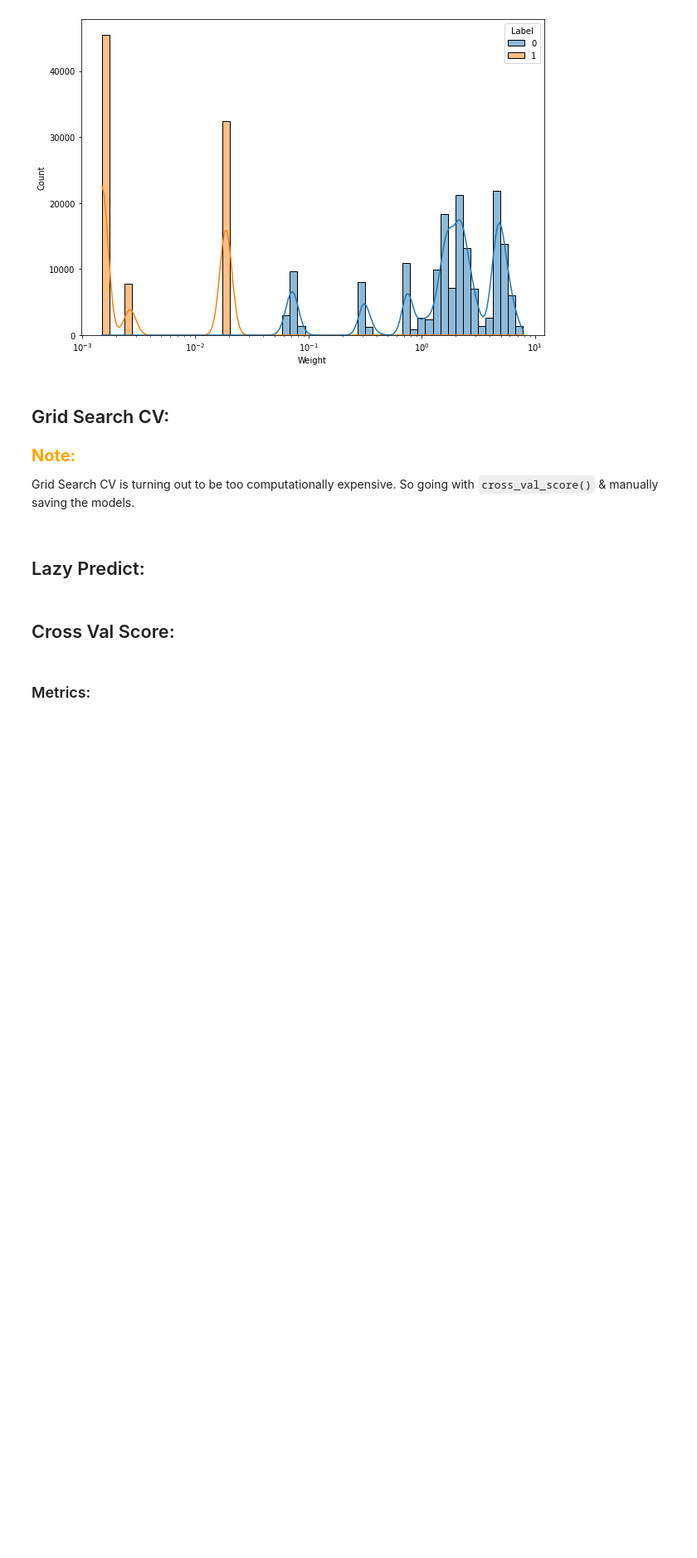
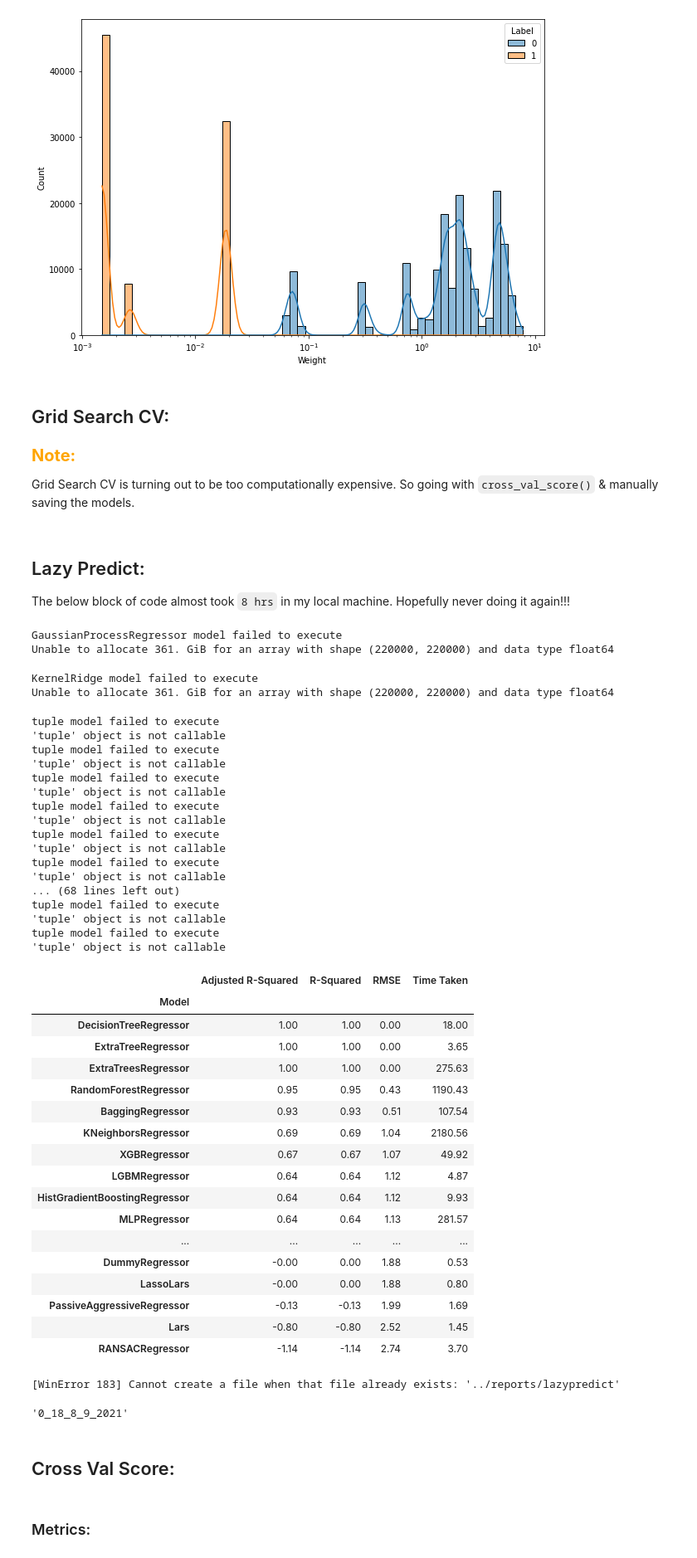
Before and after one commit to Deepankar-98/higgs_boson_kaggle, a Jupyter notebook: notebooks/03-Training_model_to_predict_Weight.ipynb, the cells around one changed output. Shown at 83% size. Cells and saved outputs as stored; diff of their text form; code cells hidden in the pictures; blank space fills up the shorter version.

Commit message:
Add executed & saved LazyPredict results and update .gitignore to exclude LazyPredict reg model

```diff
--- a/notebooks/03-Training_model_to_predict_Weight.ipynb
+++ b/notebooks/03-Training_model_to_predict_Weight.ipynb
@@ -73,14 +73,71 @@ sns.histplot(data=df1, x='Weight', hue='Label', log_scale=True, kde=True)
 <b style="color: orange; font-size: 20px;"> Note:</b><br /> <p>Grid Search CV is turning out to be too computationally expensive. So going with `cross_val_score()` & manually saving the models.</p>
 # %% [markdown]
 ## Lazy Predict:
+
+The below block of code almost took `8 hrs` in my local machine. Hopefully never doing it again!!!
 # %%
-# Import libraries
-from lazypredict.Supervised import LazyRegressor
+# # Import libraries
+# from lazypredict.Supervised import LazyRegressor
 
-# Defines and builds the lazyclassifier
-reg = LazyRegressor(verbose=0, ignore_warnings=False, custom_metric=None)
-models_train, predictions_train = reg.fit(X_train, X_train, y_train, y_train)
-models_test, predictions_test = reg.fit(X_train, X_test, y_train, y_test)
+# # Defines and builds the lazyclassifier
+# reg = LazyRegressor(verbose=0, ignore_warnings=False, custom_metric=None)
+# models_train, predictions_train = reg.fit(X_train, X_train, y_train, y_train)
+# models_test, predictions_test = reg.fit(X_train, X_test, y_train, y_test)
 
-# Prints the model performance
-models_train
+# # Prints the model performance
+# models_train
+# %% [output]
+GaussianProcessRegressor model failed to execute
+Unable to allocate 361. GiB for an array with shape (220000, 220000) and data type float64
+KernelRidge model failed to execute
+Unable to allocate 361. GiB for an array with shape (220000, 220000) and data type float64
+tuple model failed to execute
+'tuple' object is not callable
+tuple model failed to execute
+'tuple' object is not callable
+tuple model failed to execute
+'tuple' object is not callable
+tuple model failed to execute
+'tuple' object is not callable
+tuple model failed to execute
+'tuple' object is not callable
+tuple model failed to execute
+'tuple' object is not callable
+... (68 lines left out)
+tuple model failed to execute
+'tuple' object is not callable
+tuple model failed to execute
+'tuple' object is not callable
+|  | Adjusted R-Squared | R-Squared | RMSE | Time Taken |
+| Model |  |  |  |  |
+| DecisionTreeRegressor | 1.00 | 1.00 | 0.00 | 18.00 |
+| ExtraTreeRegressor | 1.00 | 1.00 | 0.00 | 3.65 |
+| ExtraTreesRegressor | 1.00 | 1.00 | 0.00 | 275.63 |
+| RandomForestRegressor | 0.95 | 0.95 | 0.43 | 1190.43 |
+| BaggingRegressor | 0.93 | 0.93 | 0.51 | 107.54 |
+| KNeighborsRegressor | 0.69 | 0.69 | 1.04 | 2180.56 |
+| XGBRegressor | 0.67 | 0.67 | 1.07 | 49.92 |
+| LGBMRegressor | 0.64 | 0.64 | 1.12 | 4.87 |
+| HistGradientBoostingRegressor | 0.64 | 0.64 | 1.12 | 9.93 |
+| MLPRegressor | 0.64 | 0.64 | 1.13 | 281.57 |
+| ... | ... | ... | ... | ... |
+| DummyRegressor | -0.00 | 0.00 | 1.88 | 0.53 |
+| LassoLars | -0.00 | 0.00 | 1.88 | 0.80 |
+| PassiveAggressiveRegressor | -0.13 | -0.13 | 1.99 | 1.69 |
+| Lars | -0.80 | -0.80 | 2.52 | 1.45 |
+| RANSACRegressor | -1.14 | -1.14 | 2.74 | 3.70 |
+# %%
+try:
+    os.mkdir(r'../reports/lazypredict')
+    os.mkdir(r'../reports/lazypredict/regg')
+except FileExistsError as fee:
+    print(fee)
+# %% [output]
+[WinError 183] Cannot create a file when that file already exists: '../reports/lazypredict'
+# %%
+sub = str(time.localtime().tm_hour) + '_' + str(time.localtime().tm_min) \
+    + '_' + str(time.localtime().tm_mday) + '_' + str(time.localtime().tm_mon) \
+    + '_' + str(time.localtime().tm_year)
+sub
+# %% [output]
+'0_18_8_9_2021'
```
Also changed, not shown: parts of 1 cell of this notebook, 5 other files.
